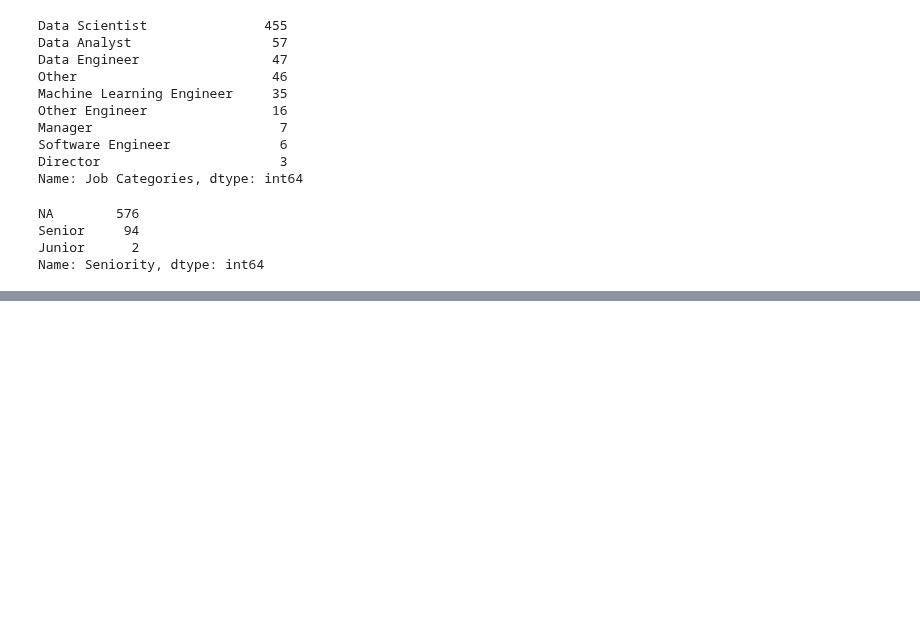
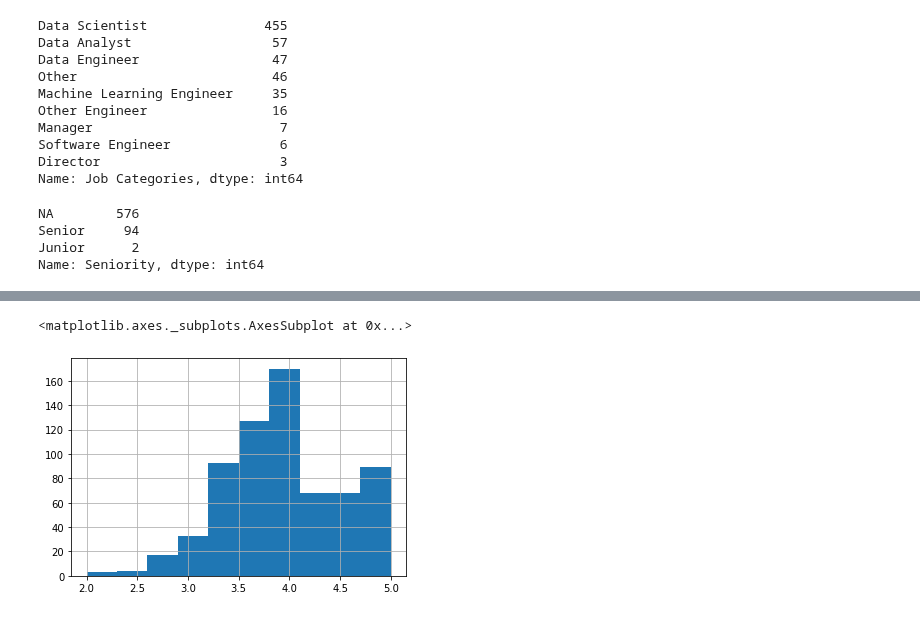
Before and after one commit to Aviost111/ds_project, a Jupyter notebook: data cleaning.ipynb, the cells around one changed output, grey strips where cells are left out. Drawn from its saved outputs; the diff is of its cells as text; code cells hidden in the pictures; blank space fills up the shorter version.

```diff
--- a/data cleaning.ipynb
+++ b/data cleaning.ipynb
@@ -309 +311,9 @@ Remote     23
 Name: State, dtype: int64
+# %%
+#df['Description Length Original']=df['Job Description'].apply(lambda x:len(x))
+
+# note: I made it length per word instead of how many characters used, which do you think is better?
+
+df['Description_Length']=df['Job Description'].apply(lambda x: len(x.split(' ')))
+
+df['Description_Length']
@@ -309,0 +333,3 @@ Name: State, dtype: int64
+# %%
+df['Competitor Count']=df['Competitors'].apply(lambda x:len(x.split(',')) if x!='-1' else 0)
+df['Competitor Count']
@@ -309,0 +375,5 @@ Name: State, dtype: int64
+# %%
+df.Rating.hist()
+# %% [output]
+<matplotlib.axes._subplots.AxesSubplot at 0x...>
+[figure, added]
```
Also changed, not shown: parts of 13 cells of this notebook.
